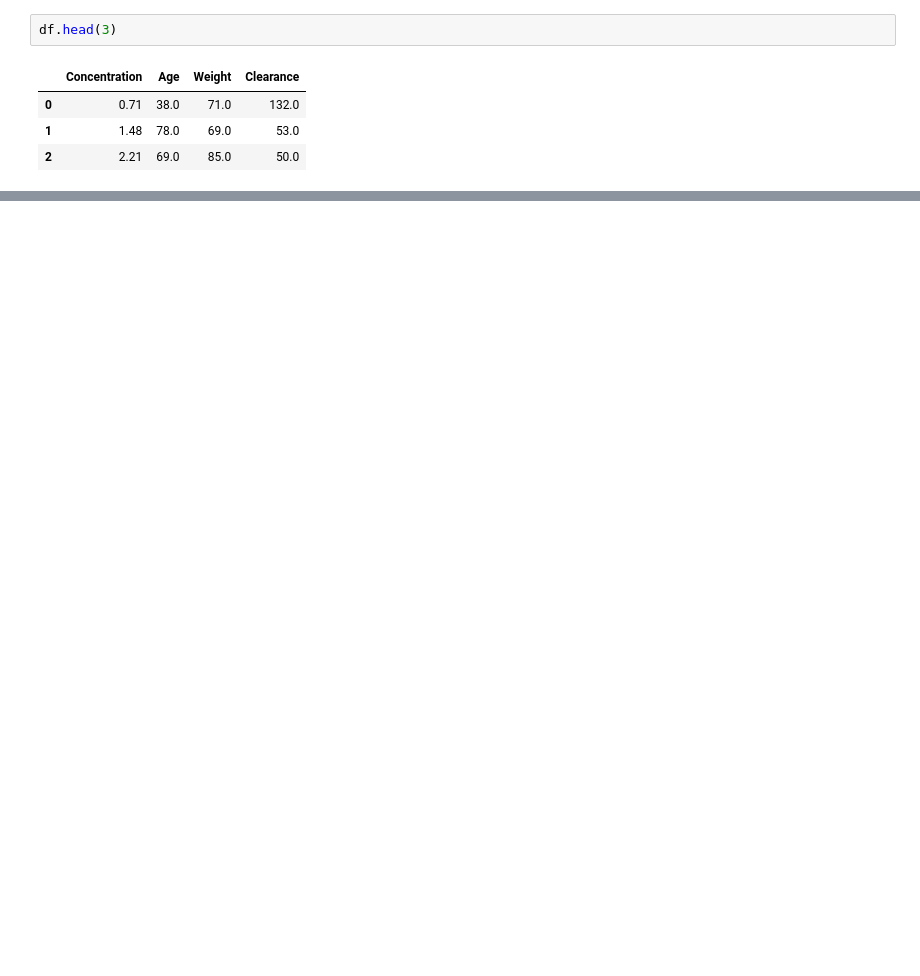
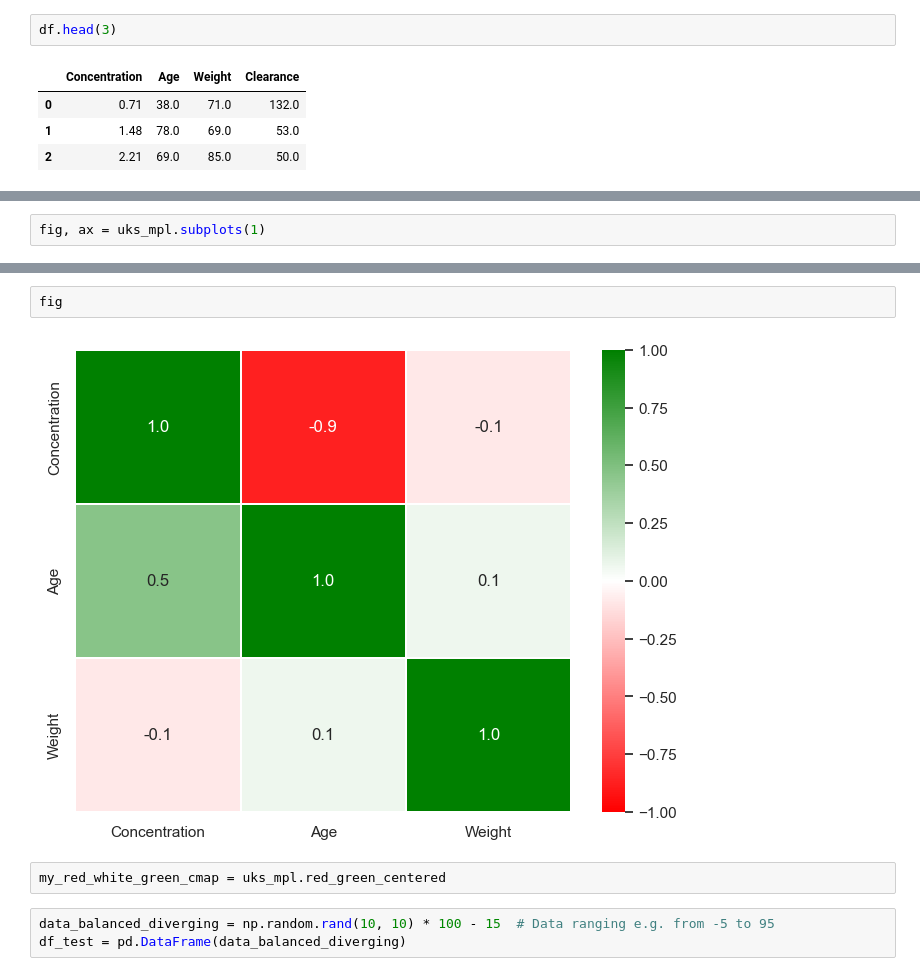
Before and after one commit to akseldkw07/kretsinger, a Jupyter notebook: columbia/STAT4205/hw3.ipynb, the cells around one changed output, grey strips where cells are left out. Saved outputs shown, nothing was run; the diff lists cells and outputs as text; blank space fills up the shorter version.

```diff
--- a/columbia/STAT4205/hw3.ipynb
+++ b/columbia/STAT4205/hw3.ipynb
@@ -34,0 +63,2 @@ fig
+# %%
+fig, ax = uks_mpl.subplots(1)
@@ -34,0 +81,9 @@ fig
+# %%
+fig
+# %% [output]
+[figure, added]
+# %%
+my_red_white_green_cmap = uks_mpl.red_green_centered
+# %%
+data_balanced_diverging = np.random.rand(10, 10) * 100 - 15  # Data ranging e.g. from -5 to 95
+df_test = pd.DataFrame(data_balanced_diverging)
```
Also changed, not shown: parts of 25 cells of this notebook, 8 other files.
